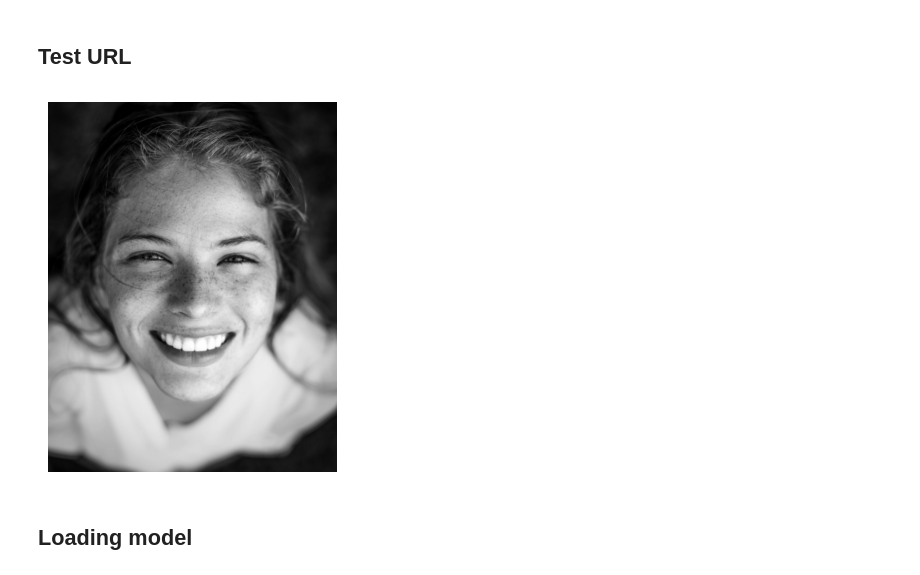
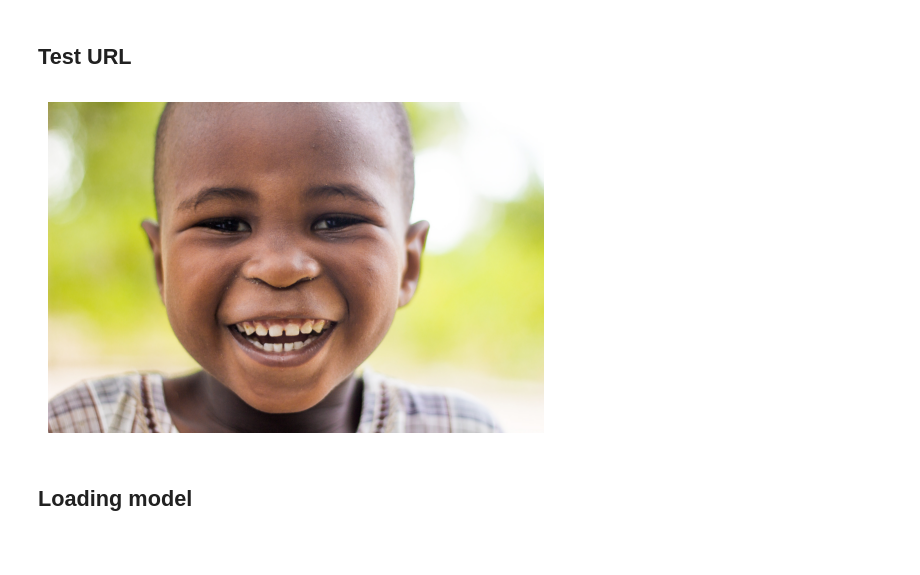
Before and after one commit to abhirup-ghosh/facial-expression-classifier-app, a Jupyter notebook: notebooks/notebook-predict-w-tflist.ipynb, the cells around one changed output. Saved outputs shown, nothing was run; the diff lists cells and outputs as text; code cells hidden in the pictures; blank space fills up the shorter version.

```diff
--- a/notebooks/notebook-predict-w-tflist.ipynb
+++ b/notebooks/notebook-predict-w-tflist.ipynb
@@ -57,16 +50,16 @@ def predict(url):
 # %% [markdown]
 ## Test URL
 # %%
-url = 'https://i.pinimg.com/originals/6e/cd/8a/6ecd8a85b2459b07d2889667aa9b6a0c.jpg'
+url = 'https://upload.wikimedia.org/wikipedia/commons/0/09/The_joy_of_the_happy_face_by_Rasheedhrasheed.jpg'
 with request.urlopen(url) as resp:
         buffer = resp.read()
 stream = BytesIO(buffer)
 img = Image.open(stream)
 
 plt.imshow(img);
 plt.axis('off');
 # %% [output]
-[figure, old version]
+[figure, new version]
 # %% [markdown]
 ## Loading model
 # %%
```
Also changed, not shown: parts of 3 cells of this notebook.
